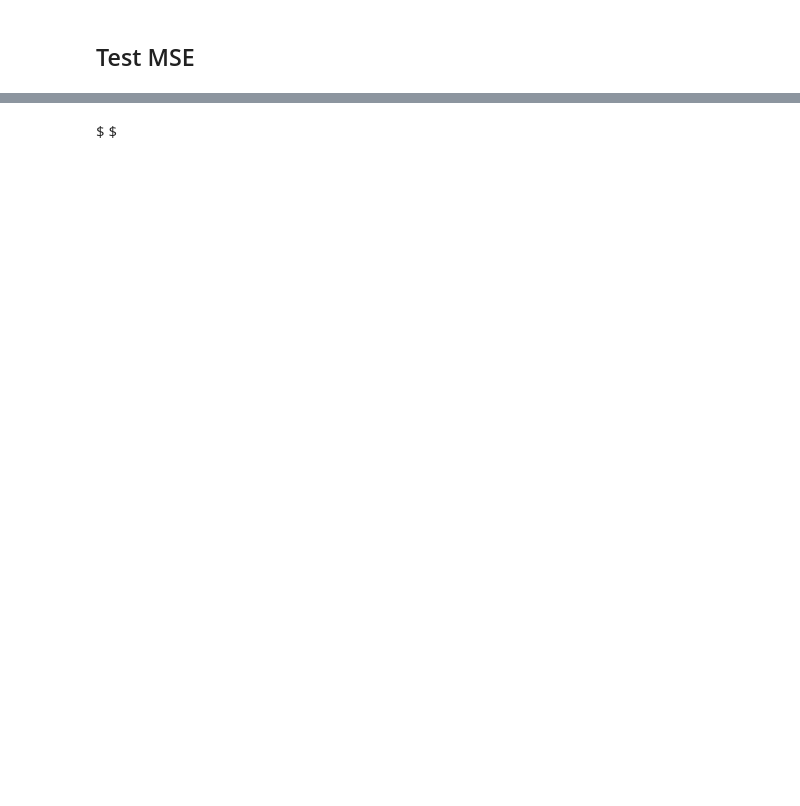
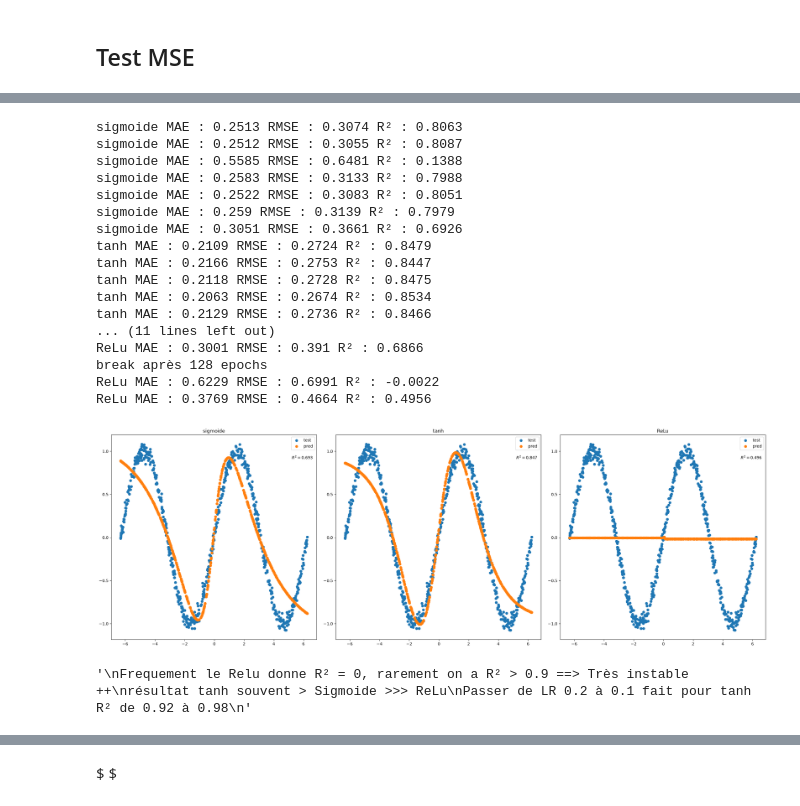
Before and after one commit to tbessadet/Python-projet-perso, a Jupyter notebook: MLP.ipynb, the cells around one changed output, grey strips where cells are left out. Cells and saved outputs as stored; diff of their text form; code cells hidden in the pictures; blank space fills up the shorter version.

```diff
--- a/MLP.ipynb
+++ b/MLP.ipynb
@@ -616,2 +649,77 @@ ReLu MAE : 0.6307 RMSE : 0.7106 R² : -0.0316
 '\nFrequement le Relu donne R² = 0, rarement on a R² > 0.9 ==> Très instable ++\nrésultat tanh souvent > Sigmoide >>> ReLu\nPasser de LR 0.2 à 0.1 fait pour tanh R² de 0.92 à 0.98\n'
+# %%
+X = np.linspace(-2 * np.pi, 2 * np.pi, 2000).reshape(-1, 1)
+y = np.sin(X[:, 0]) + 0.05 * np.random.randn(X.shape[0])
+
+X_train, X_test, y_train, y_test = train_test_split(X, y, test_size=0.33, random_state=0)
+
+L = ['sigmoide', 'tanh', 'ReLu']
+fig, axes = plt.subplots(1, len(L), figsize=(24, 8))
+
+for k, activation in enumerate(L):
+    sco = []
+    for j in range(6):
+        mod = MLP(
+            [X.shape[1],4,4,1],
+            g=activation,
+            loss='MSE',
+            epoch=1500,
+            LR=0.01
+        )
+
+        #Tests parammètres pour stabilisé ReLu :
+        mod.patience = 40
+        mod.batch = 64
+
+        X_train = X_train - X_train.mean() / X_train.std()  # Normalisation
+        X_test = X_test - X_train.mean() / X_train.std()
+
+        mod.fit(X_train, y_train)
+        yhat = mod.predict(X_test)
+
+        score = mod.scoring(yhat, y_test)
+        sco.append(score)
+        print(activation, 'MAE :', np.round(score[0],4),'RMSE :', np.round(score[1],4),'R² :', np.round(score[2],4))
+    score = np.mean(sco, axis=0)
+    print(activation, 'MAE :', np.round(score[0],4),'RMSE :', np.round(score[1],4),'R² :', np.round(score[2],4))
+
+    axes[k].scatter(X_test, y_test, label='test')
+    axes[k].scatter(X_test, yhat, label='pred')
+    axes[k].set_title(activation)
+    axes[k].text(
+       0.88, 0.9,
+        rf'$R^2 = {score[2]:.3f}$',
+        transform=axes[k].transAxes,
+        verticalalignment='top',
+        bbox=dict(facecolor='white', alpha=0.8, edgecolor='none')
+    )
+    axes[k].legend()
+
+plt.tight_layout()
+plt.show()
+
+'''
+Frequement le Relu donne R² = 0, rarement on a R² > 0.9 ==> Très instable ++
+résultat tanh souvent > Sigmoide >>> ReLu
+'''
+# %% [output]
+sigmoide MAE : 0.2513 RMSE : 0.3074 R² : 0.8063
+sigmoide MAE : 0.2512 RMSE : 0.3055 R² : 0.8087
+sigmoide MAE : 0.5585 RMSE : 0.6481 R² : 0.1388
+sigmoide MAE : 0.2583 RMSE : 0.3133 R² : 0.7988
+sigmoide MAE : 0.2522 RMSE : 0.3083 R² : 0.8051
+sigmoide MAE : 0.259 RMSE : 0.3139 R² : 0.7979
+sigmoide MAE : 0.3051 RMSE : 0.3661 R² : 0.6926
+tanh MAE : 0.2109 RMSE : 0.2724 R² : 0.8479
+tanh MAE : 0.2166 RMSE : 0.2753 R² : 0.8447
+tanh MAE : 0.2118 RMSE : 0.2728 R² : 0.8475
+tanh MAE : 0.2063 RMSE : 0.2674 R² : 0.8534
+tanh MAE : 0.2129 RMSE : 0.2736 R² : 0.8466
+... (11 lines left out)
+ReLu MAE : 0.3001 RMSE : 0.391 R² : 0.6866
+break après 128 epochs
+ReLu MAE : 0.6229 RMSE : 0.6991 R² : -0.0022
+ReLu MAE : 0.3769 RMSE : 0.4664 R² : 0.4956
+[figure, added]
+'\nFrequement le Relu donne R² = 0, rarement on a R² > 0.9 ==> Très instable ++\nrésultat tanh souvent > Sigmoide >>> ReLu\nPasser de LR 0.2 à 0.1 fait pour tanh R² de 0.92 à 0.98\n'
 # %%
```
Also changed, not shown: parts of 7 cells of this notebook, 4 other files.
